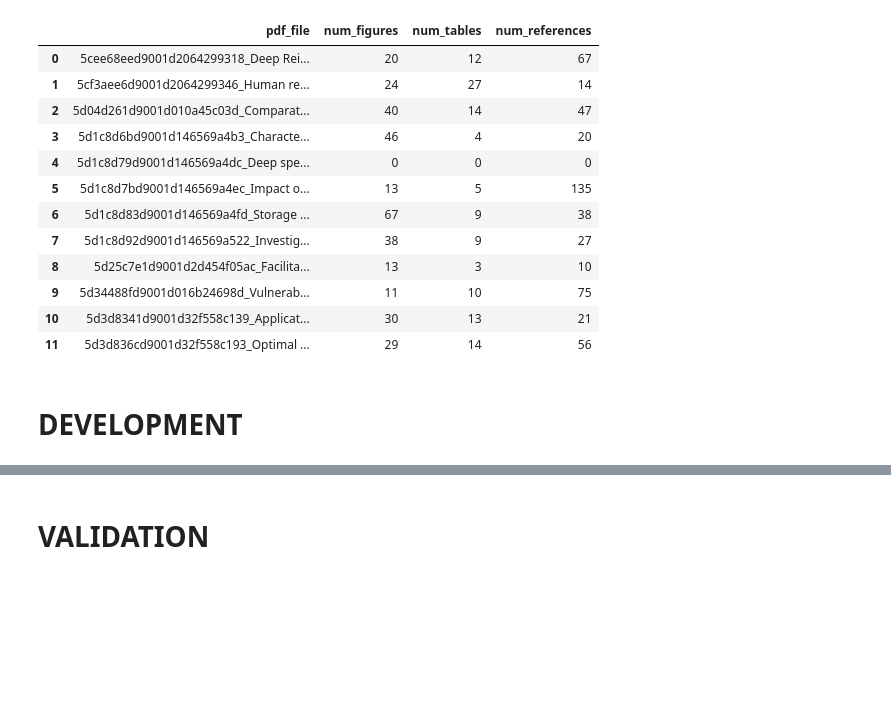
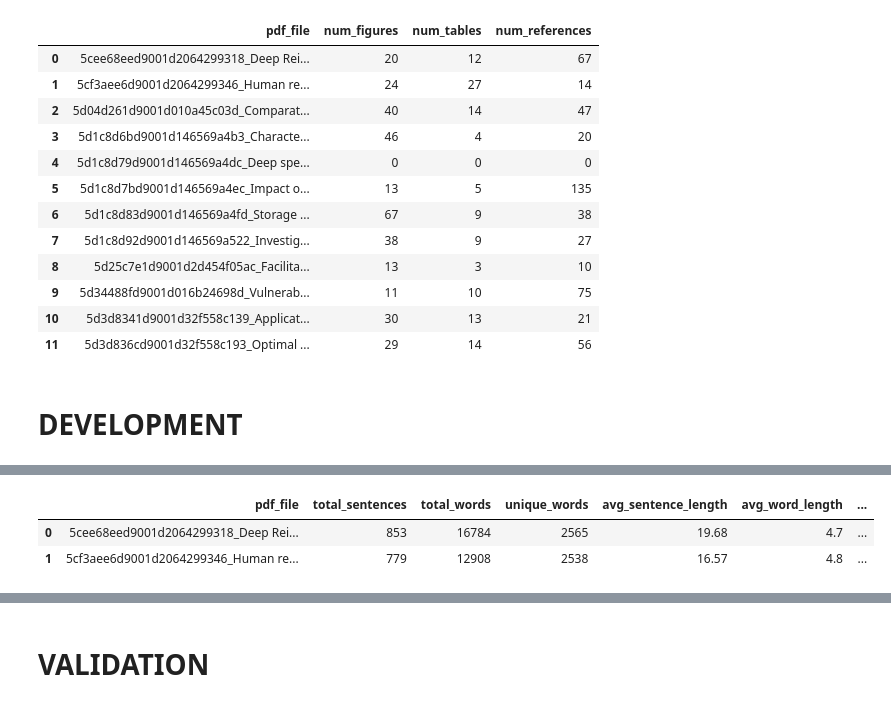
Before and after one commit to OliverKviat/Thesis_OCR, a Jupyter notebook: exstraction_more_from_pdf/thesis_stats_extractor.ipynb, the cells around one changed output, grey strips where cells are left out. Saved outputs shown, nothing was run; the diff lists cells and outputs as text; code cells hidden in the pictures; blank space fills up the shorter version.

```diff
--- a/exstraction_more_from_pdf/thesis_stats_extractor.ipynb
+++ b/exstraction_more_from_pdf/thesis_stats_extractor.ipynb
@@ -1333,0 +1614,83 @@ Built Element 1 results with 12 rows
+# %%
+# Flexible linguistics run: choose how many files to process
+
+local_pdf_root = Path("../Data/RAW_test")
+pdf_paths = sorted(local_pdf_root.rglob("*.pdf"))
+
+# Build candidate file list (prefer validation list when available)
+if "validation" in locals() and "pdf_file" in validation.columns:
+    candidate_files = [str(x).strip() for x in validation["pdf_file"].dropna().tolist()]
+else:
+    candidate_files = sorted([p.name for p in local_pdf_root.glob("*.pdf")])
+
+if not candidate_files:
+    print(f"No PDF files found in: {local_pdf_root}")
+else:
+    total_files = len(candidate_files)
+    print(f"Found {total_files} PDF file(s) for linguistics in: {local_pdf_root}")
+
+    user_input = input(f"How many files do you want to process? (1-{total_files}): ").strip()
+
+    try:
+        num_to_process = int(user_input)
+        if num_to_process <= 0:
+            raise ValueError
+    except ValueError:
+        raise SystemExit("Error: Invalid input. Please enter a positive integer. Execution terminated.")
+
+    if num_to_process > total_files:
+        choice = input(
+            f"Error: Requested {num_to_process} files, but only {total_files} available.\n"
+            "Type 'all' to process all files, or 'q' to terminate: "
+        ).strip().lower()
+
+        if choice == "all":
+            num_to_process = total_files
+        elif choice in {"q", "quit"}:
+            raise SystemExit("Execution terminated by user. No files were processed.")
+        else:
+            raise SystemExit("Error: Invalid choice. Execution terminated without processing files.")
+
+    selected_files = candidate_files[:num_to_process]
+
+    linguistics_results = []
+    failed_files = []
+
+    for current_file_number, file_name in enumerate(selected_files, start=1):
+        pdf_path = local_pdf_root / file_name
+        print(f"\n=== Processing file {current_file_number} of {num_to_process} ===")
+        print(f"Current file is: {file_name}")
+
+        if not pdf_path.exists():
+            print("File not found, skipping.")
+            failed_files.append(file_name)
+            continue
+
+        result = extract_linguistics_metrics(str(pdf_path), debug=False)
+        if result is None:
+            failed_files.append(file_name)
+            continue
+
+        linguistics_results.append({"pdf_file": file_name, **result})
+
+    linguistics_df = pd.DataFrame(linguistics_results)
+
+    print("\n" + "=" * 100)
+    print("LINGUISTICS METRICS SUMMARY (Main Content Only)")
+    print("=" * 100)
+    display(linguistics_df)
+
+    if not linguistics_df.empty:
+        print("\nSTATISTICS ACROSS SELECTED FILES:")
+        print(f"  Avg Sentence Length: {linguistics_df['avg_sentence_length'].mean():.2f} ± {linguistics_df['avg_sentence_length'].std():.2f}")
+        print(f"  Avg Word Length: {linguistics_df['avg_word_length'].mean():.2f} ± {linguistics_df['avg_word_length'].std():.2f}")
+        print(f"  Lexical Diversity: {linguistics_df['lexical_diversity'].mean():.3f} ± {linguistics_df['lexical_diversity'].std():.3f}")
+        print(f"  Flesch-Kincaid Grade: {linguistics_df['flesch_kincaid_grade'].mean():.1f} ± {linguistics_df['flesch_kincaid_grade'].std():.1f}")
+
+    if failed_files:
+        print(f"\n⚠ Failed files ({len(failed_files)}):")
+        for ff in failed_files:
+            print(f"  - {ff}")
+
+    print(f"\n✓ Linguistics processing complete! ({len(linguistics_df)} succeeded / {num_to_process} requested)")
+# %% [output]
@@ -1333,0 +1708,3 @@ Built Element 1 results with 12 rows
+|  | pdf_file | total_sentences | total_words | unique_words | avg_sentence_length | avg_word_length | ... |
+| 0 | 5cee68eed9001d2064299318_Deep Rei... | 853 | 16784 | 2565 | 19.68 | 4.7 | ... |
+| 1 | 5cf3aee6d9001d2064299346_Human re... | 779 | 12908 | 2538 | 16.57 | 4.8 | ... |
```
Also changed, not shown: parts of 11 cells of this notebook, 4 other files.
